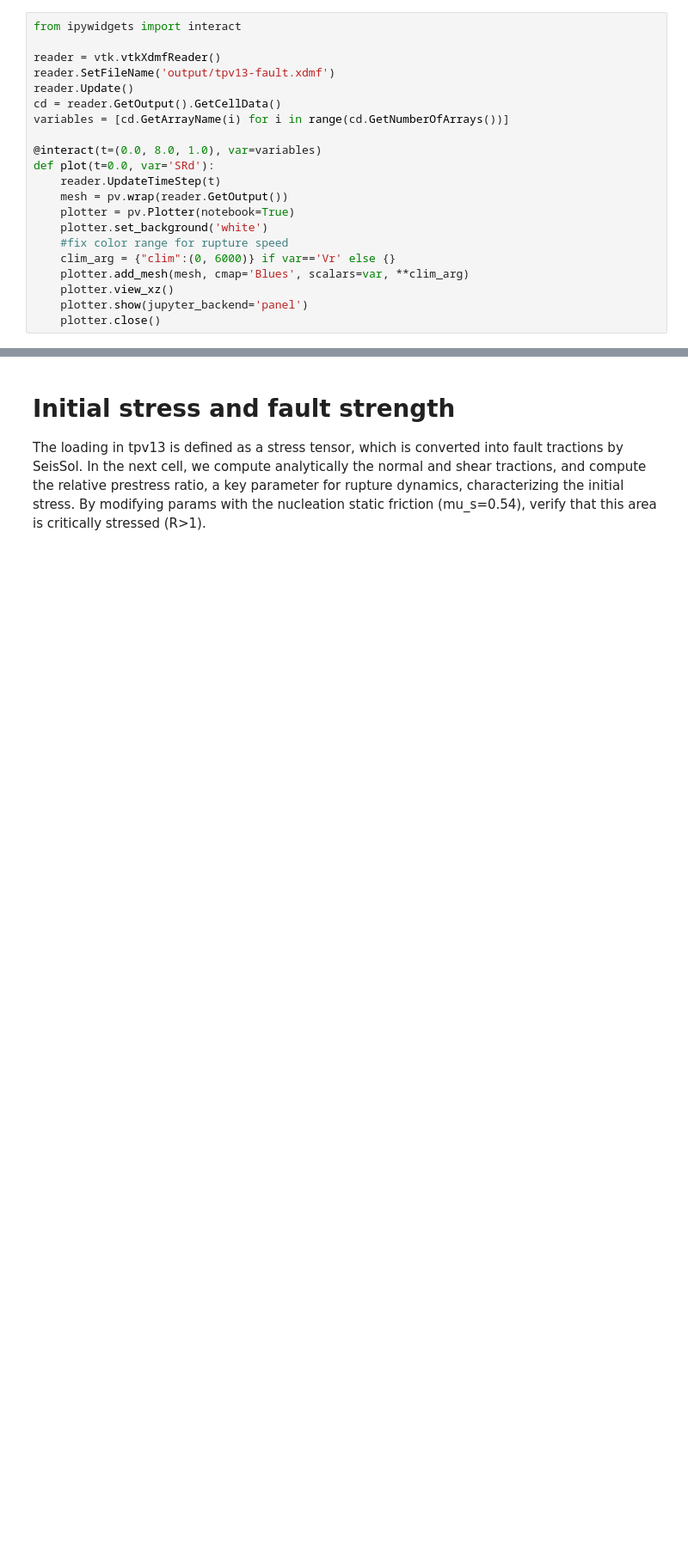
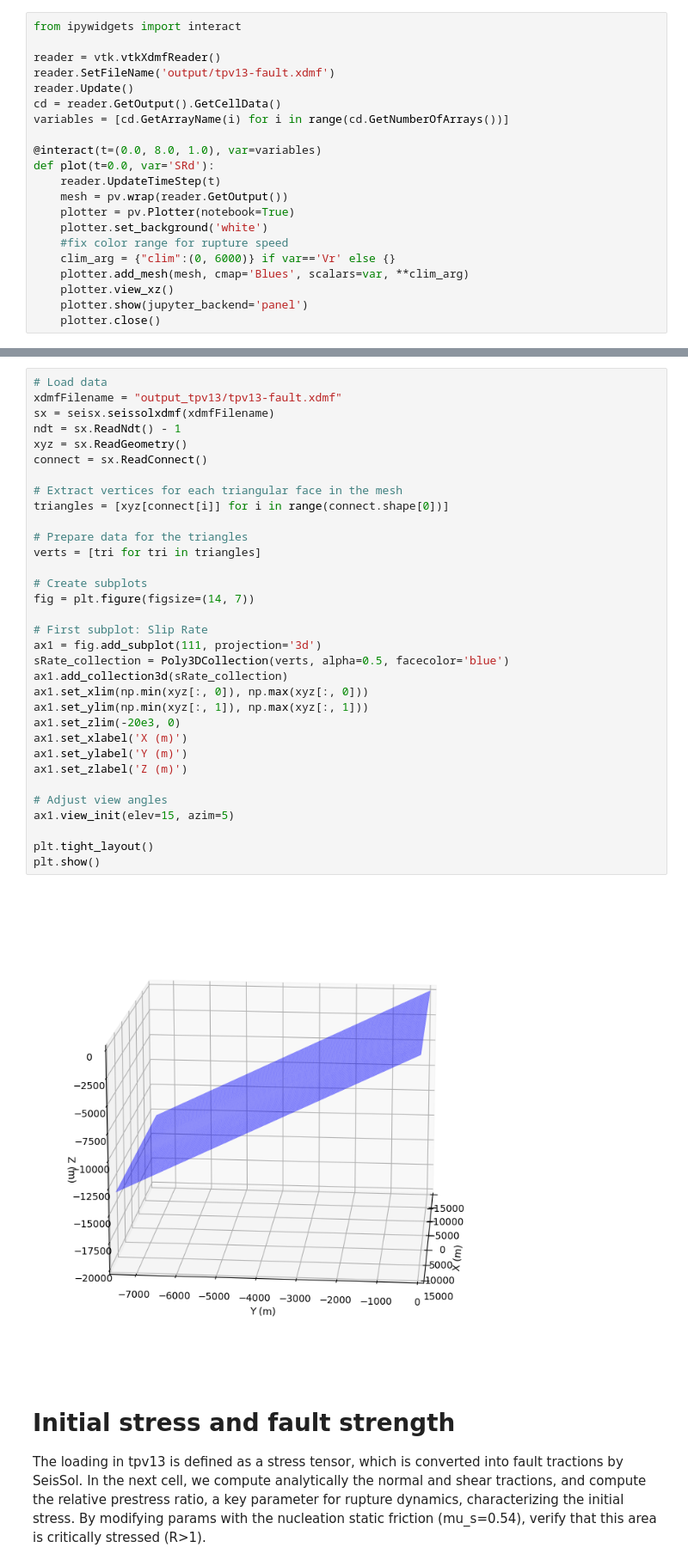
Before and after one commit to SeisSol/Training, a Jupyter notebook: quakeworx/tpv13/tpv13_qwx.ipynb, the cells around one changed output, grey strips where cells are left out. Shown: that part at 86% size. Cells and saved outputs as stored; diff of their text form; blank space fills up the shorter version.

```diff
--- a/quakeworx/tpv13/tpv13_qwx.ipynb
+++ b/quakeworx/tpv13/tpv13_qwx.ipynb
@@ -146,3 +110,38 @@ plt.show()
+# %%
+# Load data
+xdmfFilename = "output_tpv13/tpv13-fault.xdmf"
+sx = seisx.seissolxdmf(xdmfFilename)
+ndt = sx.ReadNdt() - 1
+xyz = sx.ReadGeometry()
+connect = sx.ReadConnect()
+
+# Extract vertices for each triangular face in the mesh
+triangles = [xyz[connect[i]] for i in range(connect.shape[0])]
+
+# Prepare data for the triangles
+verts = [tri for tri in triangles]
+
+# Create subplots
+fig = plt.figure(figsize=(14, 7))
+
+# First subplot: Slip Rate
+ax1 = fig.add_subplot(111, projection='3d')
+sRate_collection = Poly3DCollection(verts, alpha=0.5, facecolor='blue')
+ax1.add_collection3d(sRate_collection)
+ax1.set_xlim(np.min(xyz[:, 0]), np.max(xyz[:, 0]))
+ax1.set_ylim(np.min(xyz[:, 1]), np.max(xyz[:, 1]))
+ax1.set_zlim(-20e3, 0)
+ax1.set_xlabel('X (m)')
+ax1.set_ylabel('Y (m)')
+ax1.set_zlabel('Z (m)')
+
+# Adjust view angles
+ax1.view_init(elev=15, azim=5)
+
+plt.tight_layout()
+plt.show()
+# %% [output]
+[figure, added]
 # %% [markdown]
 # Initial stress and fault strength
 
```
Also changed, not shown: parts of 7 cells of this notebook.
